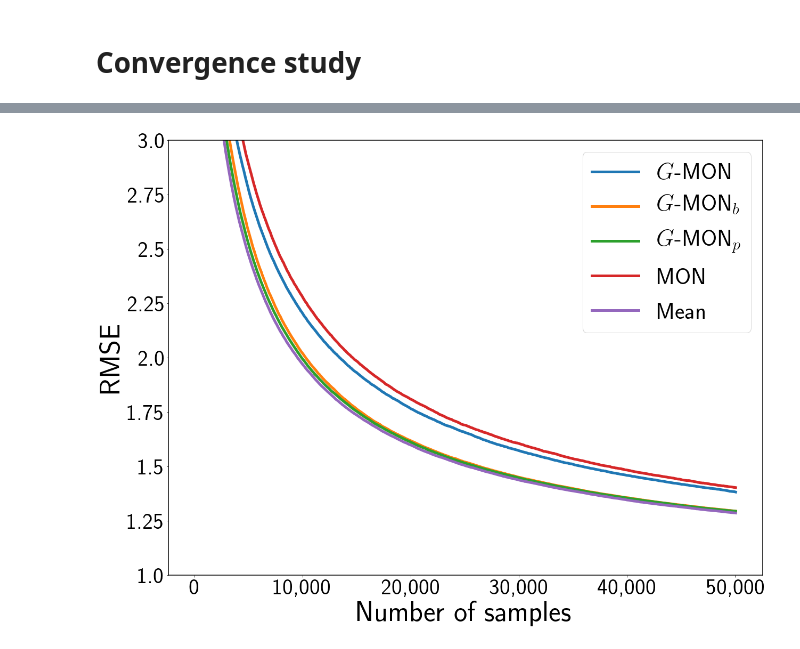
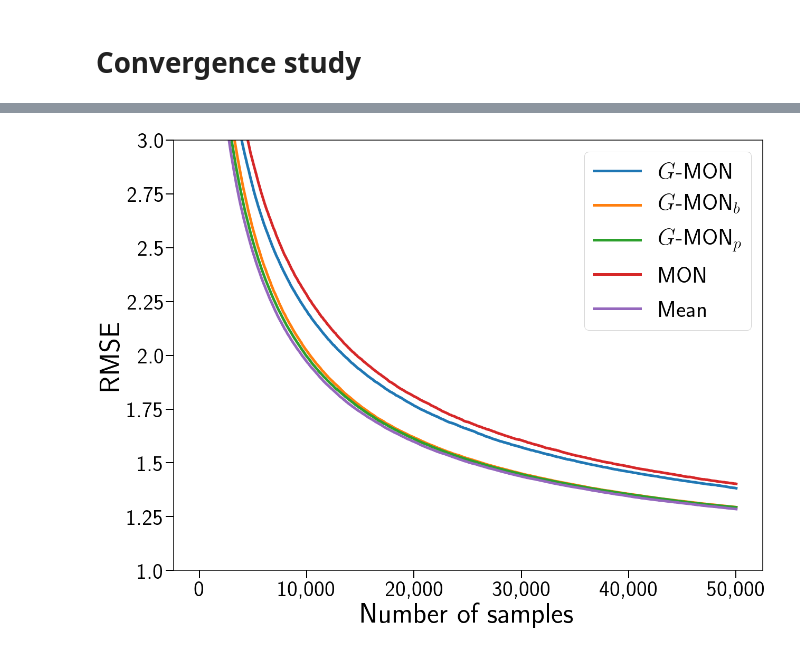
Before and after one commit to prise-3d/pbrt-v4, a Jupyter notebook: samples_study.ipynb, the cells around one changed output, grey strips where cells are left out. Drawn from its saved outputs; the diff is of its cells as text; code cells hidden in the pictures.

```diff
--- a/samples_study.ipynb
+++ b/samples_study.ipynb
@@ -840,31 +852,34 @@ scene_df = df[df.loc[:, 1] == 'p3d_crown']
 
 params = {'backend': 'ps',
           'axes.labelsize': 54,
           'font.size': 40,
           'legend.fontsize': 44,
           'xtick.labelsize': 42,
           'ytick.labelsize': 42,
           'text.usetex': True,
           'font.style': 'normal',
           'font.weight': 'bold',
           'axes.linewidth': 1.5,
           'lines.linewidth': 4,
           'figure.figsize': (20, 15)}
 
 plt.rcParams.update(params)
 
+plt.margins(tight=True)
+plt.tick_params(axis='both', width=2, length=15)
+
 for i in order:
     row = scene_df.iloc[i]
     plt.plot(row[2:1002], label=labels[i], lw=5)
 
 plt.xticks(np.arange(0, 1200, step=200), display_high_number(np.arange(0, 60000, step=10000)))  # Set label locations.
 plt.yticks(np.arange(1, 3.5, step=0.25), prepare_mode_data(np.arange(1, 3.5, step=0.25)))
 
 plt.xlabel('Number of samples')
 plt.ylabel('RMSE')
 
 plt.legend()
 plt.ylim((1, 3))
 plt.savefig('images/gmon_p3d_crown.png', transparent=True, bbox_inches = 'tight', pad_inches = 0.1)
 # %% [output]
-[figure, old version]
+[figure, new version]
```
Also changed, not shown: parts of 1 cell of this notebook.
